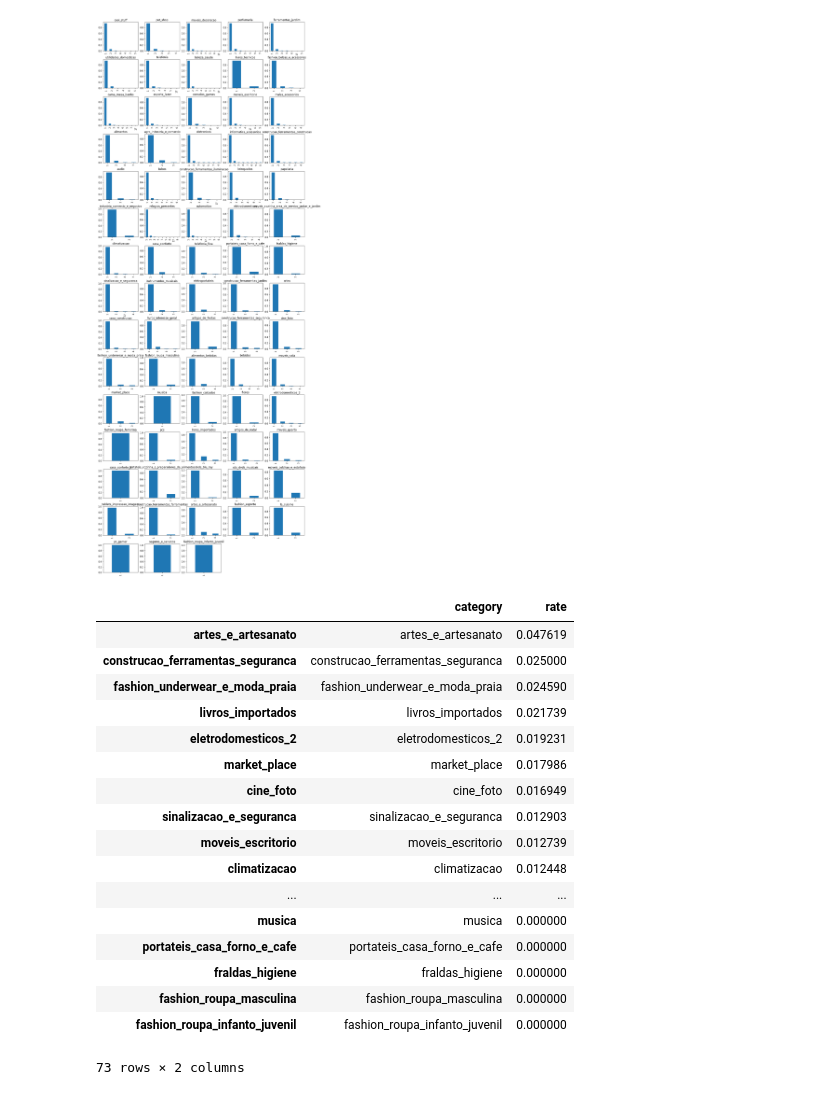
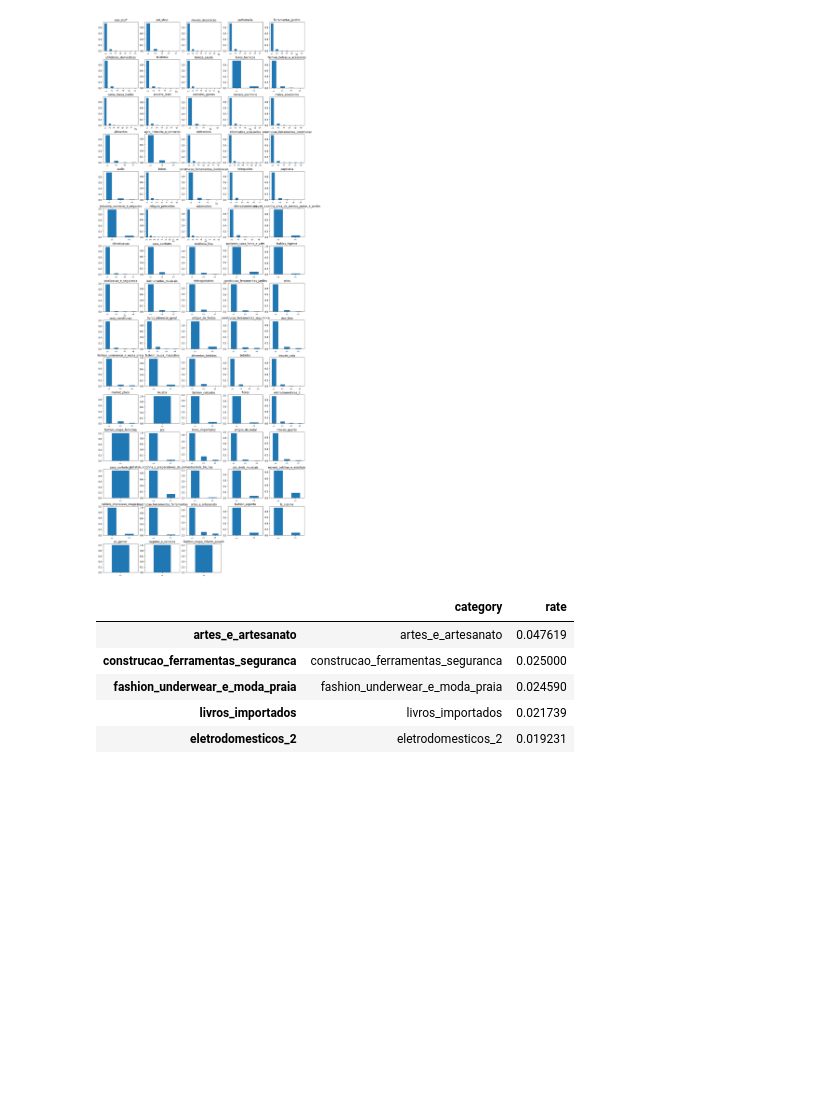
Before and after one commit to GuiBrandt/e-commerce, a Jupyter notebook: Sprint 1/recorrência.ipynb, the cells around one changed output. Saved outputs shown, nothing was run; the diff lists cells and outputs as text; code cells hidden in the pictures; blank space fills up the shorter version.

```diff
--- a/Sprint 1/reincidencia.ipynb
+++ b/Sprint 1/recorrência.ipynb
@@ -260,23 +242,11 @@ plt.show()
 # %% [output]
 [figure]
 # %%
-recurrence_by_category.sort_values(by='rate', ascending=False)
+recurrence_by_category.sort_values(by='rate', ascending=False).head()
 # %% [output]
 |  | category | rate |
 | artes_e_artesanato | artes_e_artesanato | 0.047619 |
 | construcao_ferramentas_seguranca | construcao_ferramentas_seguranca | 0.025000 |
 | fashion_underwear_e_moda_praia | fashion_underwear_e_moda_praia | 0.024590 |
 | livros_importados | livros_importados | 0.021739 |
 | eletrodomesticos_2 | eletrodomesticos_2 | 0.019231 |
-| market_place | market_place | 0.017986 |
-| cine_foto | cine_foto | 0.016949 |
-| sinalizacao_e_seguranca | sinalizacao_e_seguranca | 0.012903 |
-| moveis_escritorio | moveis_escritorio | 0.012739 |
-| climatizacao | climatizacao | 0.012448 |
-| ... | ... | ... |
-| musica | musica | 0.000000 |
-| portateis_casa_forno_e_cafe | portateis_casa_forno_e_cafe | 0.000000 |
-| fraldas_higiene | fraldas_higiene | 0.000000 |
-| fashion_roupa_masculina | fashion_roupa_masculina | 0.000000 |
-| fashion_roupa_infanto_juvenil | fashion_roupa_infanto_juvenil | 0.000000 |
-73 rows × 2 columns
```
Also changed, not shown: parts of 10 cells of this notebook.
